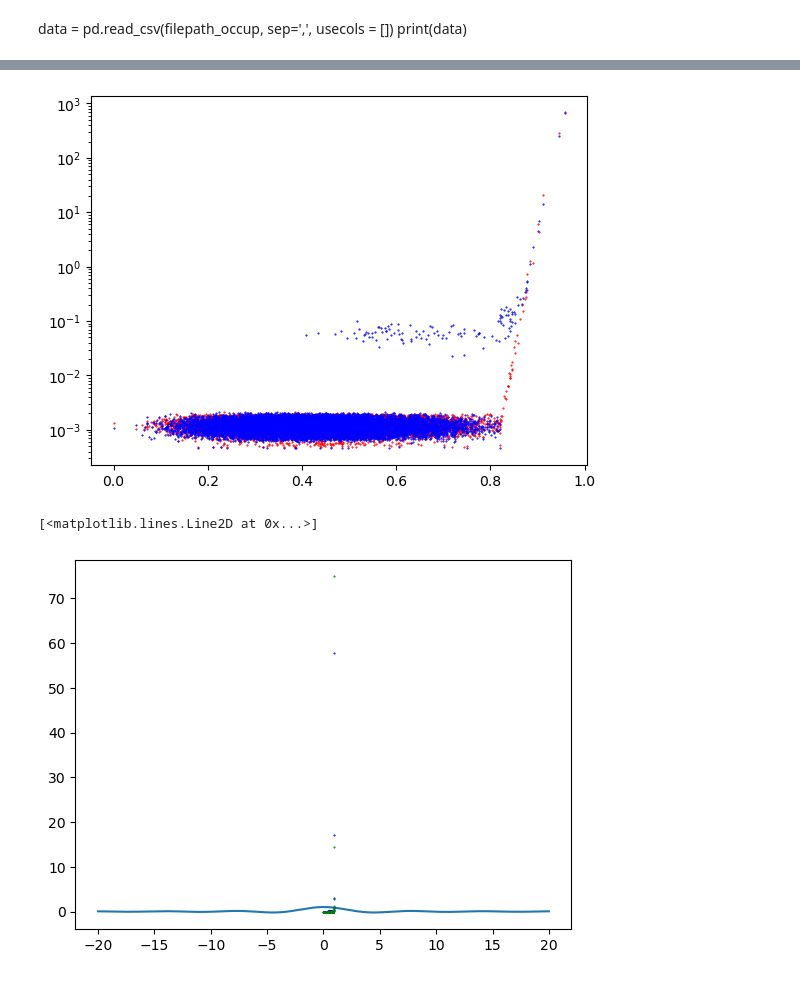
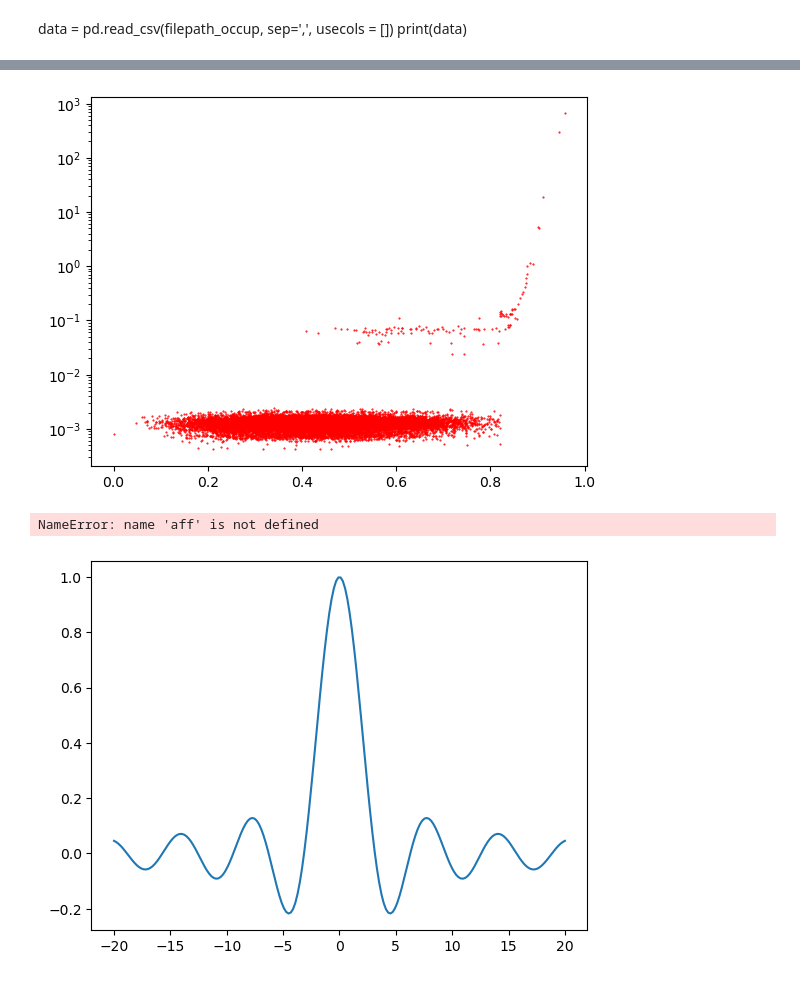
Before and after one commit to AlDente-Noo/GRiPE, a Jupyter notebook: DataAnalysis.ipynb, the cells around one changed output, grey strips where cells are left out. Drawn from its saved outputs; the diff is of its cells as text; code cells hidden in the pictures.

```diff
--- a/DataAnalysis.ipynb
+++ b/DataAnalysis.ipynb
@@ -5,14 +5,15 @@ import csv
 from itertools import islice
 import matplotlib.pyplot as plt
 import os
-
-filepath = "results_example\drosophila_kr\drosoph_kr_status_16503428093686928554.txt"
-filepath_sites = "params_example\kr_ts.txt"
+##filepath = "results_example\drosophila_kr\drosoph_kr_status_16503428093686928554.txt"
+#filepath_sites = "params_example\kr_ts.txt"
 #filepath_occup = "/home/al_dente/IdeaProjects/GRiPE/results_example/drosoph_kr_occupancy_17603877883725391617.wig"
-sim_id = '17934973361301340786'
-proj_path = '/home/al_dente/IdeaProjects/GRiPE'
-filepath_tau0_aff = '/home/al_dente/IdeaProjects/GRiPE/results_example/tau0_aff'
-filepath_tau0_occ = '/home/al_dente/IdeaProjects/GRiPE/results_example/tau0_occ'
-filepath_occ = os.path.join(proj_path, 'results_example', 'drosoph_kr_occupancy_' + sim_id + '.wig')
+sim_id = '17985317539418939240'
+#proj_path = '/home/al_dente/IdeaProjects/GRiPE'
+#proj_path_win = ".\"
+#filepath_tau0_aff = '/home/al_dente/IdeaProjects/GRiPE/results_example/tau0_aff'
+#filepath_tau0_occ = '/home/al_dente/IdeaProjects/GRiPE/results_example/tau0_occ'
+filepath_tau0_occ = os.path.relpath('results_example/drosoph_kr_occupancy_'+ sim_id + '.wig', start=os.curdir)
 #filepath_aff = "results_example/drosophila_kr/drosoph_kr_affinity_landscape_5159943198119444638.wig"
-filepath_aff = os.path.join(proj_path, 'results_example', 'drosoph_kr_affinity_landscape_' + sim_id + '.wig')
+filepath_tau0_aff = os.path.relpath('results_example/drosoph_kr_affinity_landscape_' + sim_id + '.wig', start=os.curdir)
+filepath_site_first_reached = os.path.relpath('results_example/drosoph_kr_target_site_' + sim_id + '.csv', start=os.curdir)
@@ -133,9 +133,9 @@ plt.yscale('log')
 # %%
 plt.plot(aff_tau0, data_occ_tau0, '.', ms=1, lw=0, color = 'red', label = 'tau0')
-plt.plot(aff, data_occ, '.', ms=1, lw=0, color = 'blue', label = 'tau')
+#plt.plot(aff, data_occ, '.', ms=1, lw=0, color = 'blue', label = 'tau')
 plt.yscale('log')
 # %% [output]
-[figure, old version]
+[figure, new version]
 # %%
     xmin = -20.0
     xmax = 20.0
@@ -146,5 +146,5 @@ plt.plot(x, y1, label="f(x)")
 plt.plot(aff, data_occ, '.', ms=1, lw=0, color = 'blue', label = 'tau')
 plt.plot(aff_tau0, data_occ_tau0, '.', ms=1, lw=0, color = 'green', label = 'tau0')
 # %% [output]
-[<matplotlib.lines.Line2D at 0x...>]
+NameError: name 'aff' is not defined
-[figure, old version]
+[figure, new version]
```
Also changed, not shown: parts of 11 cells of this notebook, 1 other file.
